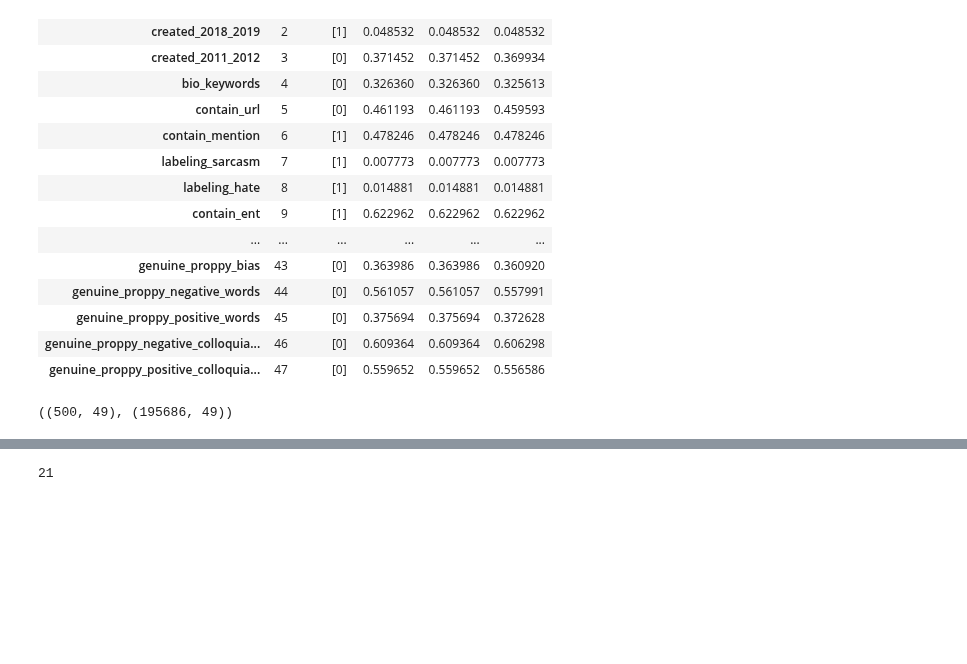
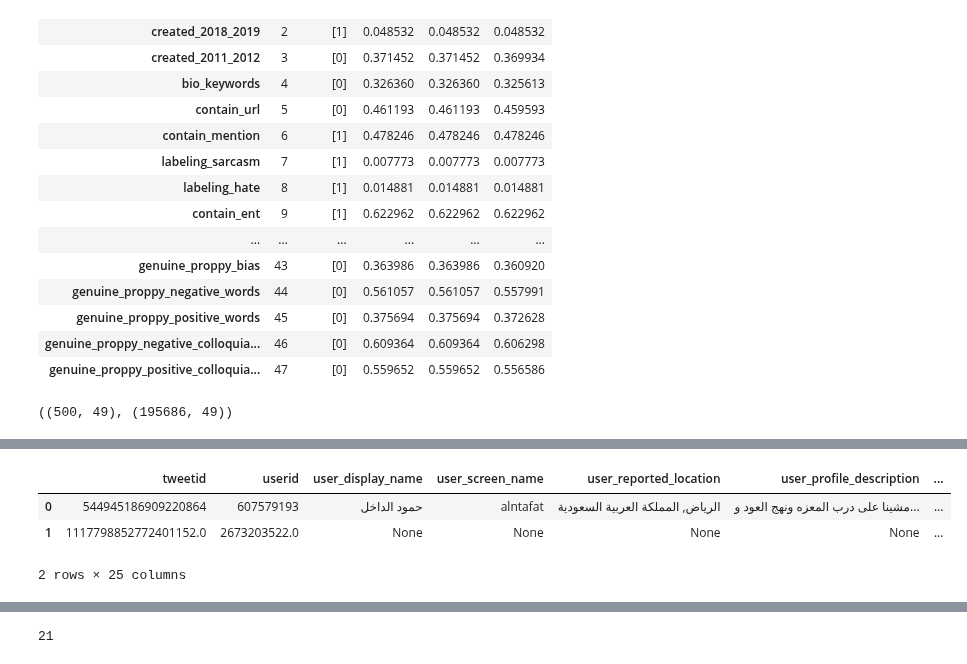
Before and after one commit to iSemantics-ai/Arabic-Propaganda-Detection, a Jupyter notebook: notebooks/labeling_functions.ipynb, the cells around one changed output, grey strips where cells are left out. Drawn from its saved outputs; the diff is of its cells as text; code cells hidden in the pictures; blank space fills up the shorter version.

```diff
--- a/notebooks/labeling_functions.ipynb
+++ b/notebooks/labeling_functions.ipynb
@@ -888,0 +909,7 @@ np.save(lfs_train_labels_path, L_train_ids)
+# %%
+unlabeled_data.head(2)
+# %% [output]
+|  | tweetid | userid | user_display_name | user_screen_name | user_reported_location | user_profile_description | ... |
+| 0 | 544945186909220864 | 607579193 | حمود الداخل | alntafat | الرياض, المملكة العربية السعودية | مشينا على درب المعزه ونهج العود و... | ... |
+| 1 | 1117798852772401152.0 | 2673203522.0 | None | None | None | None | ... |
+2 rows × 25 columns
```
Also changed, not shown: parts of 20 cells of this notebook.
